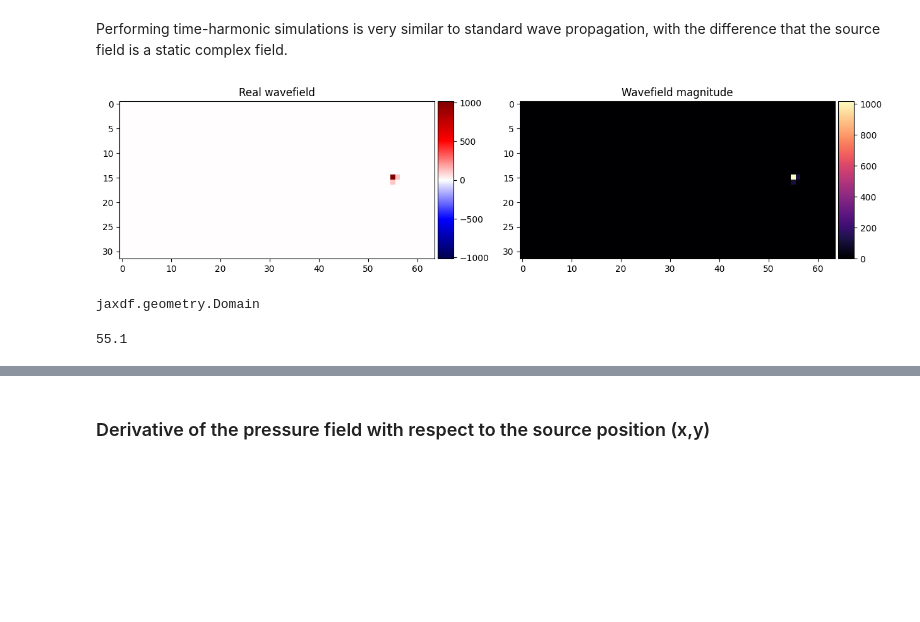
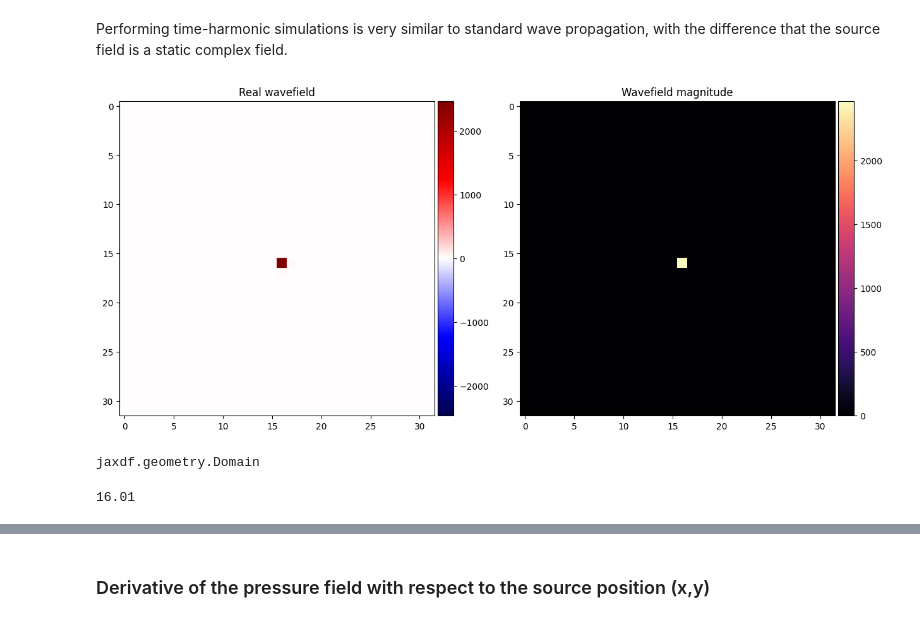
Before and after one commit to armercier/Hybrid-OED, a Jupyter notebook: src/scripts/helmholtz_problem_no_NN.ipynb, the cells around one changed output, grey strips where cells are left out. Cells and saved outputs as stored; diff of their text form; code cells hidden in the pictures; blank space fills up the shorter version.

Commit message:
curvel test

```diff
--- a/src/scripts/helmholtz_problem_no_NN.ipynb
+++ b/src/scripts/helmholtz_problem_no_NN.ipynb
@@ -51,12 +51,13 @@ from hybridoed.forward import create_src_field, get_analytical_greens_function
 # %%
 # Defining geometry
 # N = (64, 128)  # Grid size
-N = (32, 64)  # Grid size in m if the dx is 1.0
+# N = (32, 64)  # Grid size in m if the dx is 1.0
 # N = (64, 64)  # Grid size
-# N = (32, 32)  # Grid size
+# N = (70, 70)  # Grid size
+N = (32, 32)  # Grid size
 # dx = (0.1, 0.1)  # Spatial resolution
 dx = (1.0, 1.0)  # Spatial resolution
-f = 200
+f = 400
 omega = 2*jnp.pi*f  # Wavefield omega = 2*pi*f
 
 # Defining the domain
@@ -138,20 +139,25 @@ Performing time-harmonic simulations is very similar to standard wave propagatio
 # %%
 # x =  20.1  *2
 # y =  15.1
-x = 55.1
-y = 15.1
-# x = N[0]//2 + 0.01
-# y = N[1]//2 + 0.01
+# x = 55.1
+# y = 15.1
+x = N[0]//2 + 0.01
+y = N[1]//2 + 0.01
 src_coord = jnp.array([[y, x]]).astype(jnp.float32)
 # receiver_coords = jnp.array([[8.1, 28.1]]).astype(jnp.float32)
-receiver_coords = jnp.array([[8.1, 2*28.1]]).astype(jnp.float32)
+# receiver_coords = jnp.array([[8.1, 2*28.1]]).astype(jnp.float32)
+
+# many receivers
+receiver_coords = jnp.array([[8.1, 0.125*N[1]+0.1]]).astype(jnp.float32)
+
+# receiver_coords = jnp.array([[8.1, 0.125*N[1]+0.1],[8.1, 0.25*N[1]+0.1], [8.1, 0.5*N[1]+0.1], [8.1, 0.75*N[1]+0.1], [8.1, 0.90*N[1]+0.1],]).astype(jnp.float32)
 
 src = create_src_field(N, src_coord[0][0], src_coord[0][1], domain, omega)
 
 # Plotting
 _ = display_complex_field(src)
 # %% [output]
-[figure, old version]
+[figure, new version]
 # %%
 Domain
 # %% [output]
@@ -159,4 +165,4 @@ jaxdf.geometry.Domain
 # %%
 print(src_coord[0][1])
 # %% [output]
-55.1
+16.01
```
Also changed, not shown: parts of 25 cells of this notebook.
